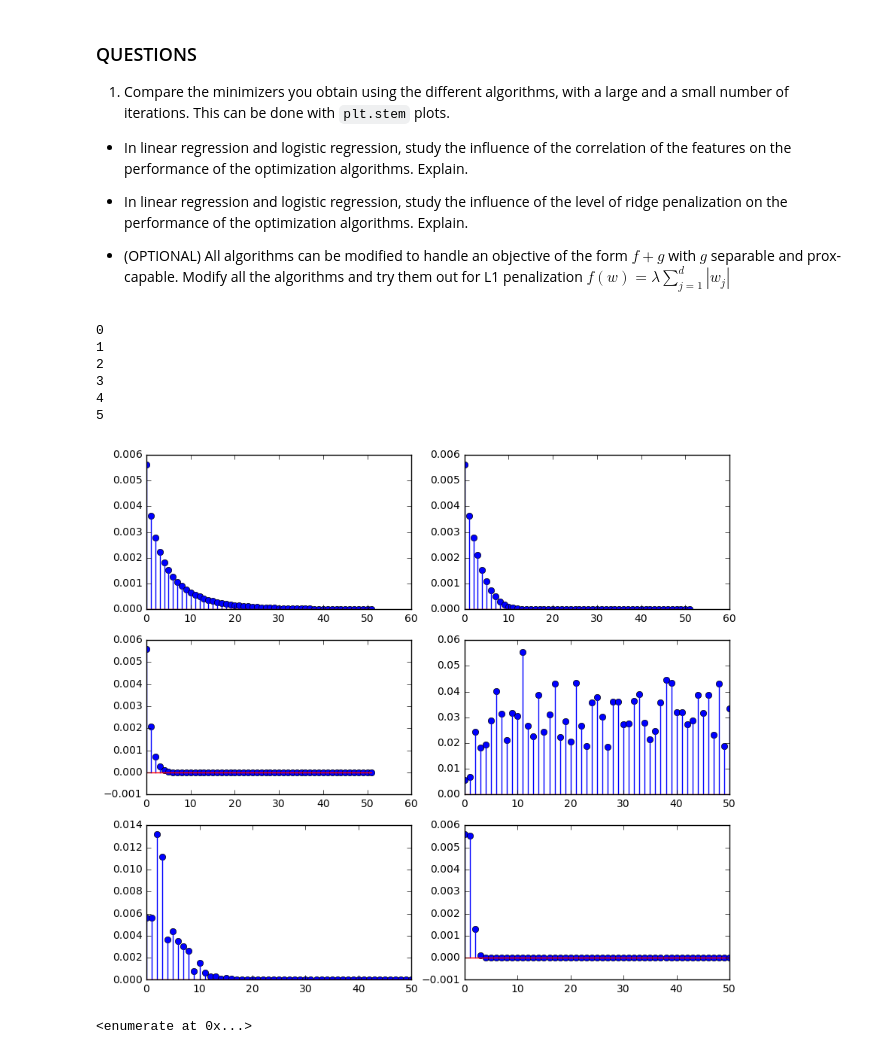
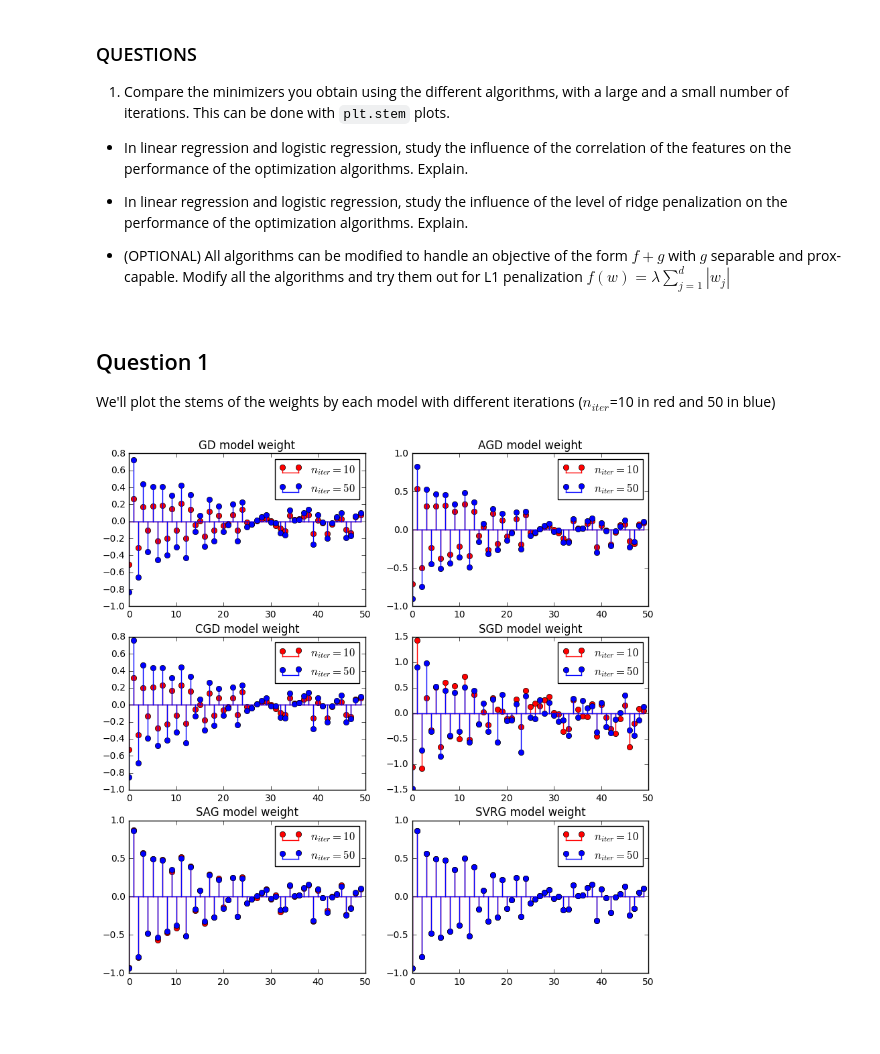
Before and after one commit to FelipeAndresG/ML-2, a Jupyter notebook: tp.ipynb, the cells around one changed output. Cells and saved outputs as stored; diff of their text form; code cells hidden in the pictures; blank space fills up the shorter version.

Commit message:
Completed all questions, explanations to do in RED

```diff
--- a/tp.ipynb
+++ b/tp.ipynb
@@ -740,32 +752,6 @@ plt.tight_layout()
 - In linear regression and logistic regression, study the influence of the level of ridge
   penalization on the performance of the optimization algorithms. Explain.
 - (OPTIONAL) All algorithms can be modified to handle an objective of the form $f + g$ with $g$ separable and prox-capable. Modify all the algorithms and try them out for L1 penalization $f(w) = \lambda \sum_{j=1}^d |w_j|$
-# %%
-plt.figure(figsize=(10, 9))
-#plt.yscale("log")
-
-for i, (callback, name) in enumerate(zip(callbacks, names)):
-    objectives = np.array(callback.objectives)
-    objectives_dist = objectives - obj_min
-    print i
-    plt.subplot(3, 2 , i + 1)
-    plt.stem(objectives_dist, label=name, lw=2)
-
-#plt.tight_layout()
-#plt.xlim((0, n_iter))
-#plt.xlabel("Number of passes on the data", fontsize=16)
-#plt.ylabel(r"$F(w^k) - F(w^*)$", fontsize=16)
-#plt.legend(loc='lower left')
-#plt.tight_layout()
-# %% [output]
-0
-1
-2
-3
-4
-5
-[figure, removed]
-# %%
-enumerate(names)
-# %% [output]
-<enumerate at 0x...>
+# %% [markdown]
+## Question 1
+We'll plot the stems of the weights by each model with different iterations ($n_{iter}$=10 in red and 50 in blue)
@@ -771,0 +798,18 @@ enumerate(names)
+# %%
+plt.figure(figsize=(10, 10))
+
+# weights obtained
+weights = [w_gd, w_agd, w_cgd, w_sgd, w_sag, w_svrg]
+weights2 = [w_gd2, w_agd2, w_cgd2, w_sgd2, w_sag2, w_svrg2]
+
+# stem plots
+for i, (weight, weight2, name) in enumerate(zip(weights, weights2, names)):
+    plt.subplot(3, 2 , i + 1)
+    stem1 = plt.stem(weight, lw=2, label = '$n_{iter}=10$')
+    stem2 = plt.stem(weight2, lw=2, label = '$n_{iter}=50$')
+    plt.setp(stem1, color='red')
+    plt.setp(stem2, color='blue')
+    plt.title(name + " model weight")
+    plt.legend()
+# %% [output]
+[figure, added]
```
Also changed, not shown: parts of 24 cells of this notebook.
